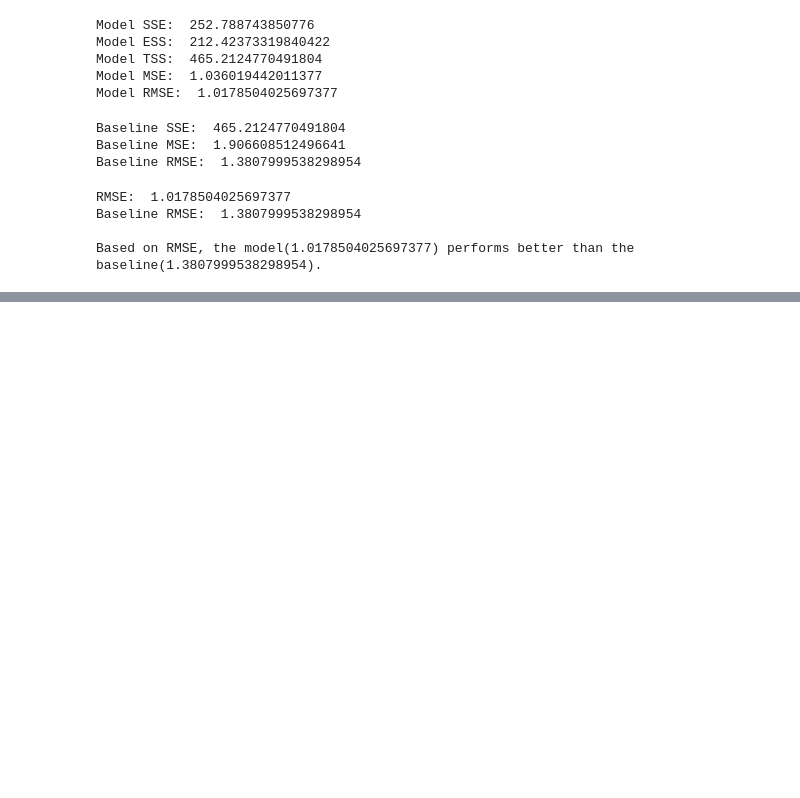
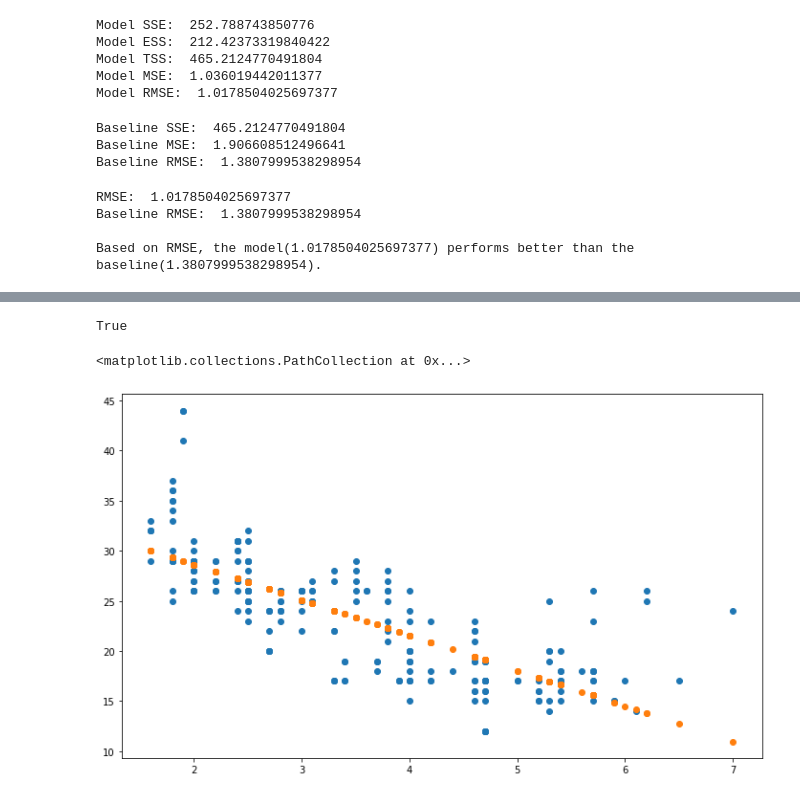
Before and after one commit to chadallen210/regression-exercises, a Jupyter notebook: evaluate.ipynb, the cells around one changed output, grey strips where cells are left out. Drawn from its saved outputs; the diff is of its cells as text; code cells hidden in the pictures; blank space fills up the shorter version.

```diff
--- a/evaluate.ipynb
+++ b/evaluate.ipynb
@@ -359,0 +363,3 @@ Based on RMSE, the model(1.0178504025697377) performs better than the baseline(1
+# %%
+mpg = data('mpg')
+mpg.head()
@@ -359,0 +373,5 @@ Based on RMSE, the model(1.0178504025697377) performs better than the baseline(1
+# %%
+model = LinearRegression().fit(mpg[['displ']], mpg.hwy)
+# %%
+actual = mpg.hwy
+predicted = model.predict(mpg[['displ']])
@@ -359,0 +442,11 @@ Based on RMSE, the model(1.0178504025697377) performs better than the baseline(1
+# %%
+better_than_baseline(actual, predicted)
+# %% [output]
+True
+# %%
+fig, ax = plt.subplots(figsize=(12, 7))
+ax.scatter(mpg.displ, mpg.hwy, label='actual')
+ax.scatter(mpg.displ, predicted, label='prediction')
+# %% [output]
+<matplotlib.collections.PathCollection at 0x...>
+[figure, added]
```
Also changed, not shown: parts of 8 cells of this notebook.
